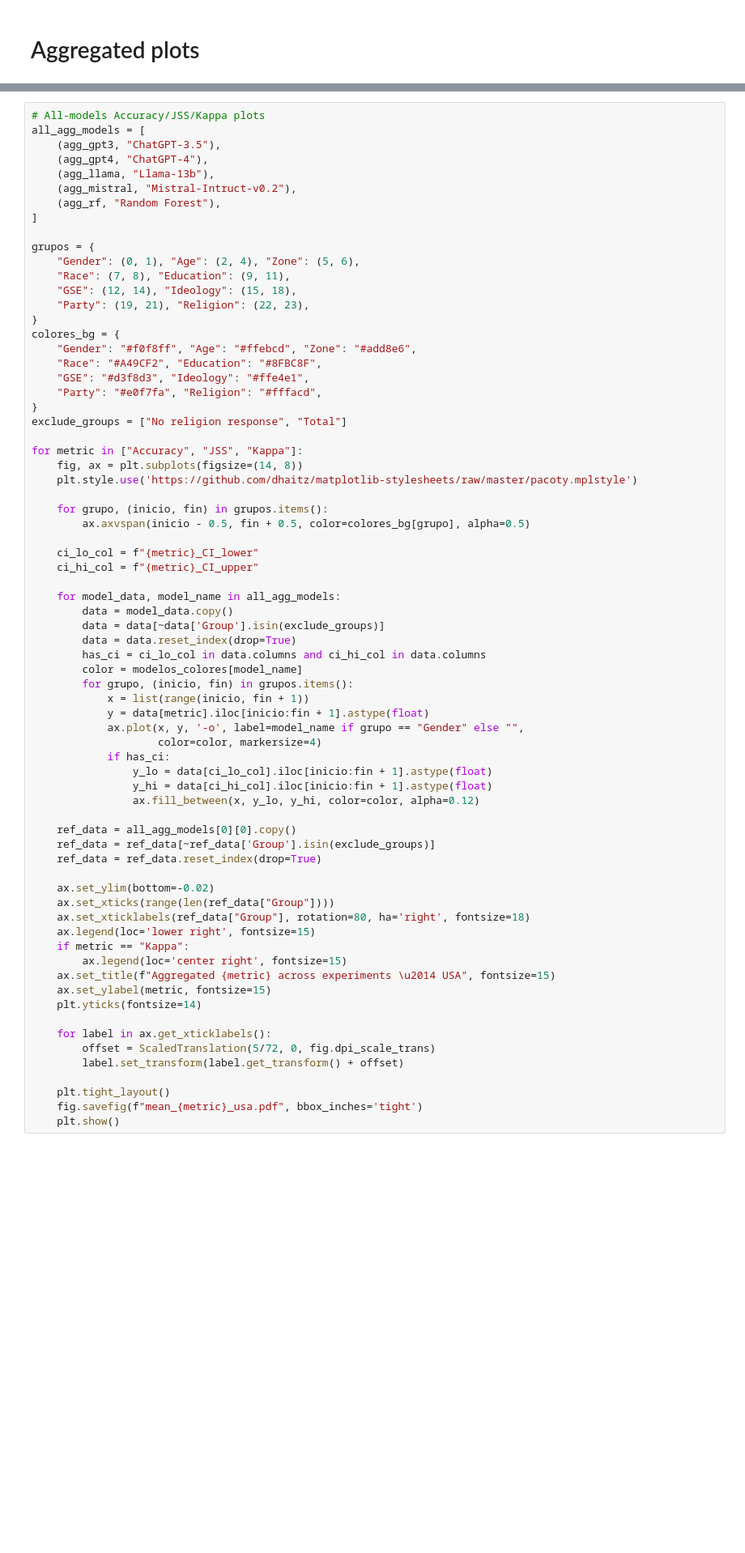
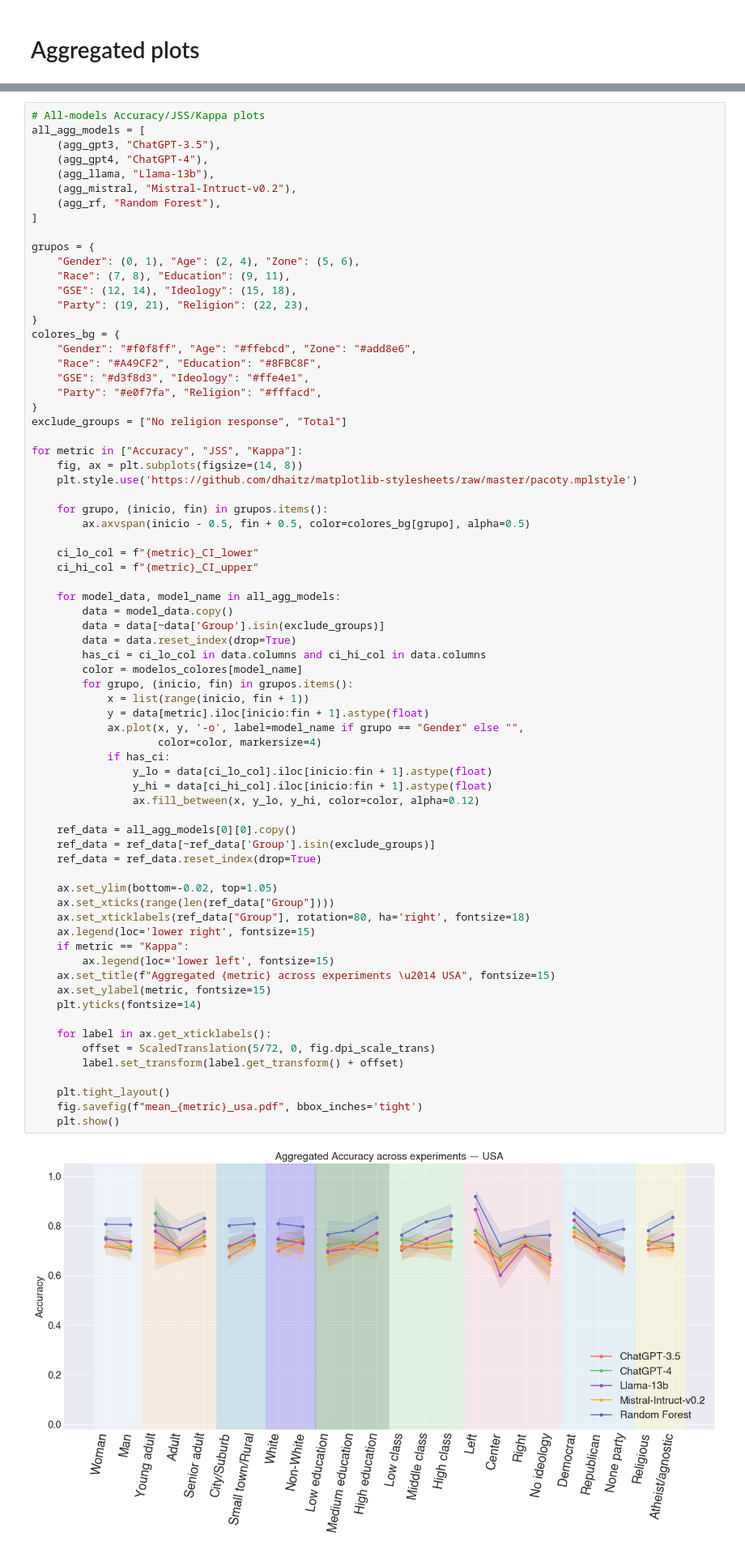
Before and after one commit to aabeliuk/fair-llm-surveys, a Jupyter notebook: Results_Analysis/Notebooks/final_plots_USA.ipynb, the cells around one changed output, grey strips where cells are left out. Shown at 81% size. Saved outputs shown, nothing was run; the diff lists cells and outputs as text; blank space fills up the shorter version.

```diff
--- a/Results_Analysis/Notebooks/final_plots_USA.ipynb
+++ b/Results_Analysis/Notebooks/final_plots_USA.ipynb
@@ -400,32 +499,34 @@ for metric in ["Accuracy", "JSS", "Kappa"]:
         color = modelos_colores[model_name]
         for grupo, (inicio, fin) in grupos.items():
             x = list(range(inicio, fin + 1))
             y = data[metric].iloc[inicio:fin + 1].astype(float)
             ax.plot(x, y, '-o', label=model_name if grupo == "Gender" else "",
                     color=color, markersize=4)
             if has_ci:
                 y_lo = data[ci_lo_col].iloc[inicio:fin + 1].astype(float)
                 y_hi = data[ci_hi_col].iloc[inicio:fin + 1].astype(float)
                 ax.fill_between(x, y_lo, y_hi, color=color, alpha=0.12)
 
     ref_data = all_agg_models[0][0].copy()
     ref_data = ref_data[~ref_data['Group'].isin(exclude_groups)]
     ref_data = ref_data.reset_index(drop=True)
 
-    ax.set_ylim(bottom=-0.02)
+    ax.set_ylim(bottom=-0.02, top=1.05)
     ax.set_xticks(range(len(ref_data["Group"])))
     ax.set_xticklabels(ref_data["Group"], rotation=80, ha='right', fontsize=18)
     ax.legend(loc='lower right', fontsize=15)
     if metric == "Kappa":
-        ax.legend(loc='center right', fontsize=15)
+        ax.legend(loc='lower left', fontsize=15)
     ax.set_title(f"Aggregated {metric} across experiments \u2014 USA", fontsize=15)
     ax.set_ylabel(metric, fontsize=15)
     plt.yticks(fontsize=14)
 
     for label in ax.get_xticklabels():
         offset = ScaledTranslation(5/72, 0, fig.dpi_scale_trans)
         label.set_transform(label.get_transform() + offset)
 
     plt.tight_layout()
     fig.savefig(f"mean_{metric}_usa.pdf", bbox_inches='tight')
     plt.show()
+# %% [output]
+[figure, added]
```
Also changed, not shown: parts of 10 cells of this notebook, 13 other files.
